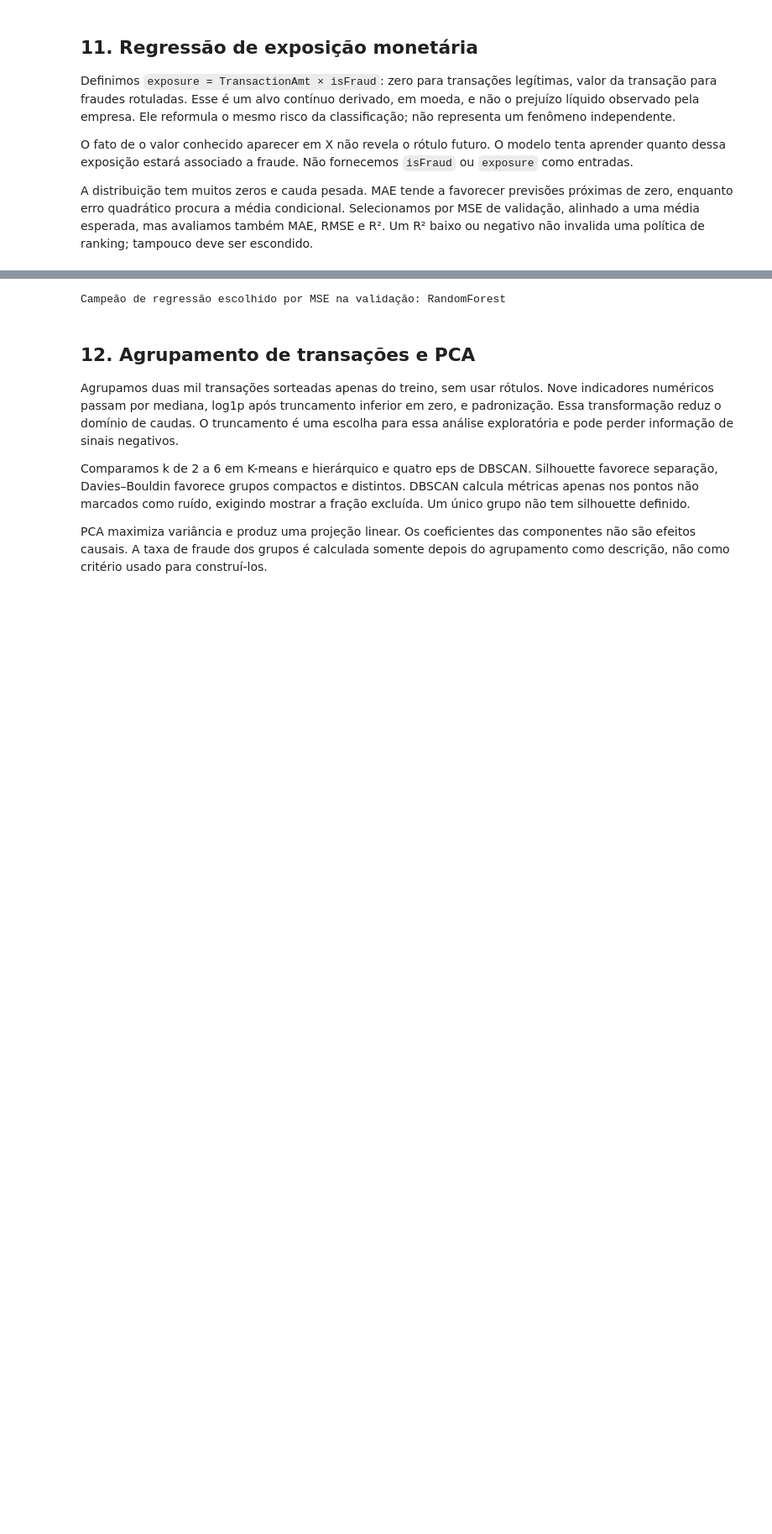
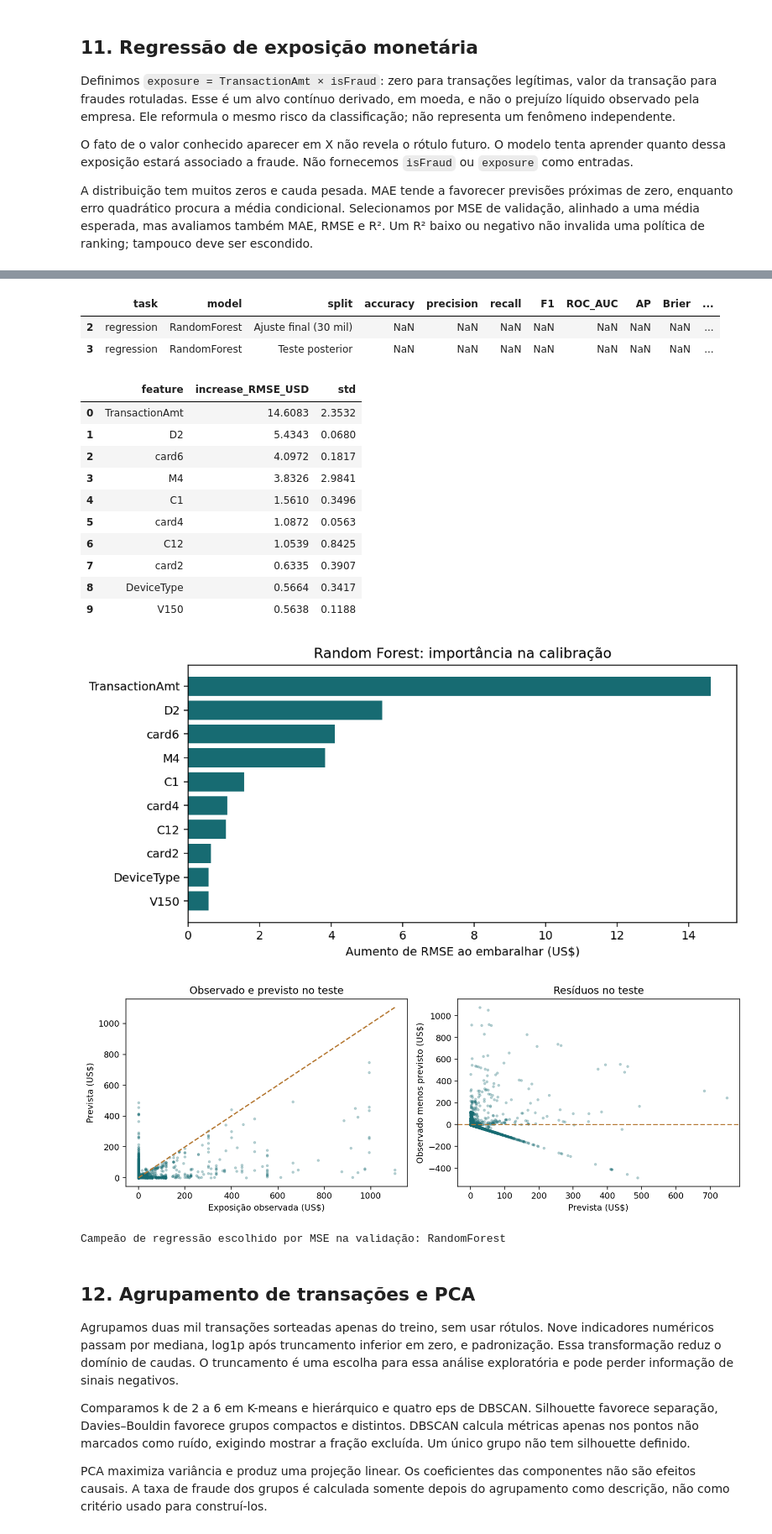
Before and after one commit to joao-castroo/deteccao-fraudes-ml-ibmec, a Jupyter notebook: notebooks/01_projeto_fraude_completo.ipynb, the cells around one changed output, grey strips where cells are left out. Shown at 84% size. Saved outputs shown, nothing was run; the diff lists cells and outputs as text; code cells hidden in the pictures; blank space fills up the shorter version.

```diff
--- a/notebooks/01_projeto_fraude_completo.ipynb
+++ b/notebooks/01_projeto_fraude_completo.ipynb
@@ -444,30 +467,51 @@ O R² do regressor escolhido fica próximo de 0,25 no teste. Não escondemos ess
 # %%
 rm=read('regression_metrics.csv');rs=meta('regression_selection.json')
 print('Campeão de regressão escolhido por MSE na validação:',rs['winner'])
 display(rm[rm.split=='validation'].sort_values('MSE'))
 display(rm[rm.split=='test'].sort_values('MSE'))
 display(read('regression_baselines.csv'))
 figure('regression_models')
+
+display(pd.DataFrame(meta('training_diagnostics.json')['rows']).query('task == "regression"'))
+display(read('regression_permutation_importance.csv').head(10))
+figure('regression_importance')
+figure('regression_residuals')
 # %% [output]
 |  | model | split | MAE | MSE | RMSE | R2 |
 | 12 | RandomForest | validation | 9.9765 | 3710.0840 | 60.9105 | 0.1446 |
 | 15 | HistGradientBoosting | validation | 9.7499 | 3769.3422 | 61.3950 | 0.1309 |
 | 9 | DecisionTree | validation | 10.1304 | 3786.7654 | 61.5367 | 0.1269 |
 | 0 | Linear | validation | 12.0230 | 4112.4667 | 64.1285 | 0.0518 |
 | 3 | Ridge | validation | 11.9083 | 4113.2835 | 64.1349 | 0.0516 |
 | 6 | Lasso | validation | 11.4758 | 4130.6665 | 64.2703 | 0.0476 |
 |  | model | split | MAE | MSE | RMSE | R2 |
 | 17 | HistGradientBoosting | test | 8.0631 | 1574.0177 | 39.6739 | 0.2574 |
 | 14 | RandomForest | test | 8.2951 | 1597.1017 | 39.9638 | 0.2465 |
 | 11 | DecisionTree | test | 8.2520 | 1790.8583 | 42.3185 | 0.1551 |
 | 8 | Lasso | test | 10.8736 | 2052.2305 | 45.3016 | 0.0318 |
 | 5 | Ridge | test | 11.1933 | 2053.5406 | 45.3160 | 0.0312 |
 | 2 | Linear | test | 11.2286 | 2056.4582 | 45.3482 | 0.0298 |
 |  | model | MAE | MSE | RMSE | R2 |
 | 0 | Zero | 4.9545 | 2144.1344 | 46.3048 | -1.1581e-02 |
 | 1 | TrainingMean | 9.4997 | 2119.5944 | 46.0391 | -3.4622e-06 |
 | 2 | GlobalRateAmount | 9.2036 | 2091.6180 | 45.7342 | 1.3196e-02 |
 [figure]
+|  | task | model | split | accuracy | precision | recall | F1 | ROC_AUC | AP | Brier | ... |
+| 2 | regression | RandomForest | Ajuste final (30 mil) | NaN | NaN | NaN | NaN | NaN | NaN | NaN | ... |
+| 3 | regression | RandomForest | Teste posterior | NaN | NaN | NaN | NaN | NaN | NaN | NaN | ... |
+|  | feature | increase_RMSE_USD | std |
+| 0 | TransactionAmt | 14.6083 | 2.3532 |
+| 1 | D2 | 5.4343 | 0.0680 |
+| 2 | card6 | 4.0972 | 0.1817 |
+| 3 | M4 | 3.8326 | 2.9841 |
+| 4 | C1 | 1.5610 | 0.3496 |
+| 5 | card4 | 1.0872 | 0.0563 |
+| 6 | C12 | 1.0539 | 0.8425 |
+| 7 | card2 | 0.6335 | 0.3907 |
+| 8 | DeviceType | 0.5664 | 0.3417 |
+| 9 | V150 | 0.5638 | 0.1188 |
+[figure, added]
+[figure, added]
 Campeão de regressão escolhido por MSE na validação: RandomForest
 # %% [markdown]
 ## 12. Agrupamento de transações e PCA
```
Also changed, not shown: parts of 6 cells of this notebook, 22 other files.
